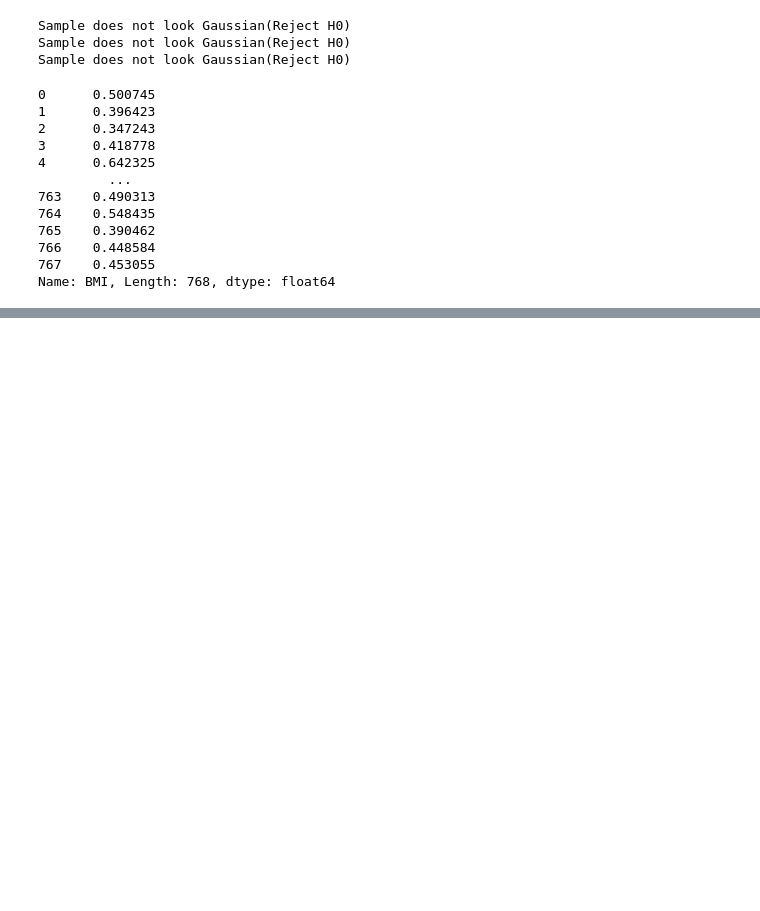
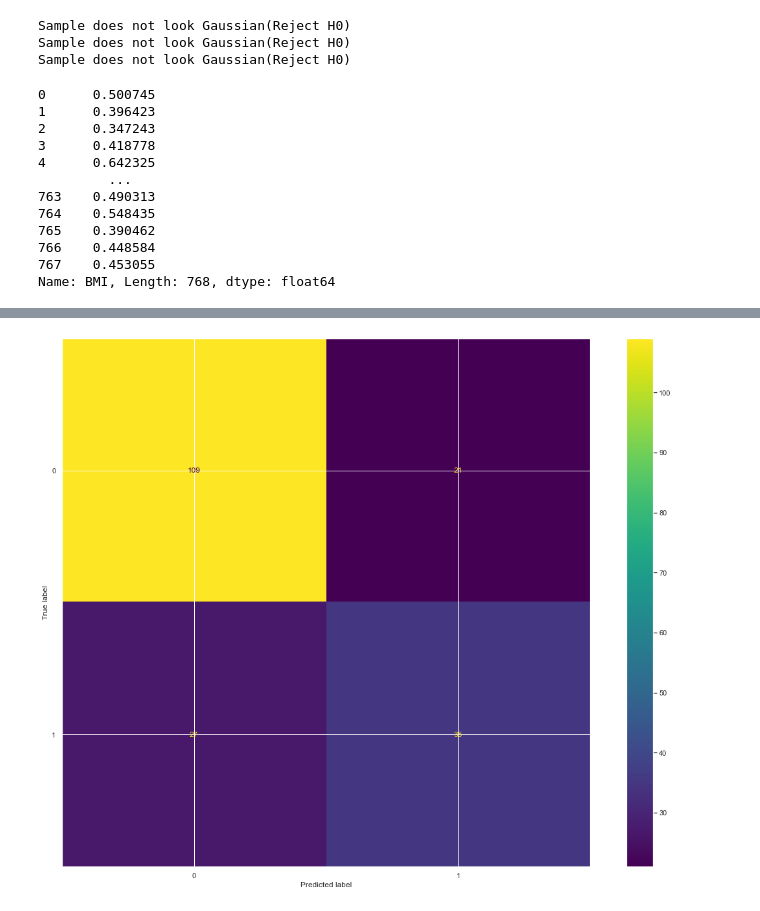
Before and after one commit to CCM-JCO/Projects, a Jupyter notebook: diabetes_project.ipynb, the cells around one changed output, grey strips where cells are left out. Saved outputs shown, nothing was run; the diff lists cells and outputs as text; code cells hidden in the pictures; blank space fills up the shorter version.

```diff
--- a/diabetes_project.ipynb
+++ b/diabetes_project.ipynb
@@ -355,0 +391,9 @@ svc.coef_.shape
+# %%
+# Perform classification on samples
+prediction_svc = clf_svc.predict(X_test)
+prediction_forest = clf_forest.predict(X_test)
+
+cm_svc = metrics.confusion_matrix(y_test, prediction_svc,
+                                  labels=clf_svc.classes_)
+cm_forest = metrics.confusion_matrix(y_test, prediction_forest,
+                                    labels=clf_forest.classes_)
@@ -355,0 +458,15 @@ svc.coef_.shape
+# %%
+disp_svc = metrics.ConfusionMatrixDisplay(confusion_matrix=cm_svc,
+                                             display_labels=clf_svc.classes_)
+
+disp_forest = metrics.ConfusionMatrixDisplay(confusion_matrix=cm_forest,
+                                             display_labels=clf_forest.classes_)
+
+# fig1, ax = plt.subplots(figsize=(15,15))
+# disp_svc.plot(ax=ax)
+
+disp_forest.plot()
+plt.savefig("C:/Users/memdp/PYTHON_CODE/Figures/ConfusionMatrixQDA.png")
+plt.show()
+# %% [output]
+[figure, added]
```
Also changed, not shown: parts of 8 cells of this notebook, 1 other file.
